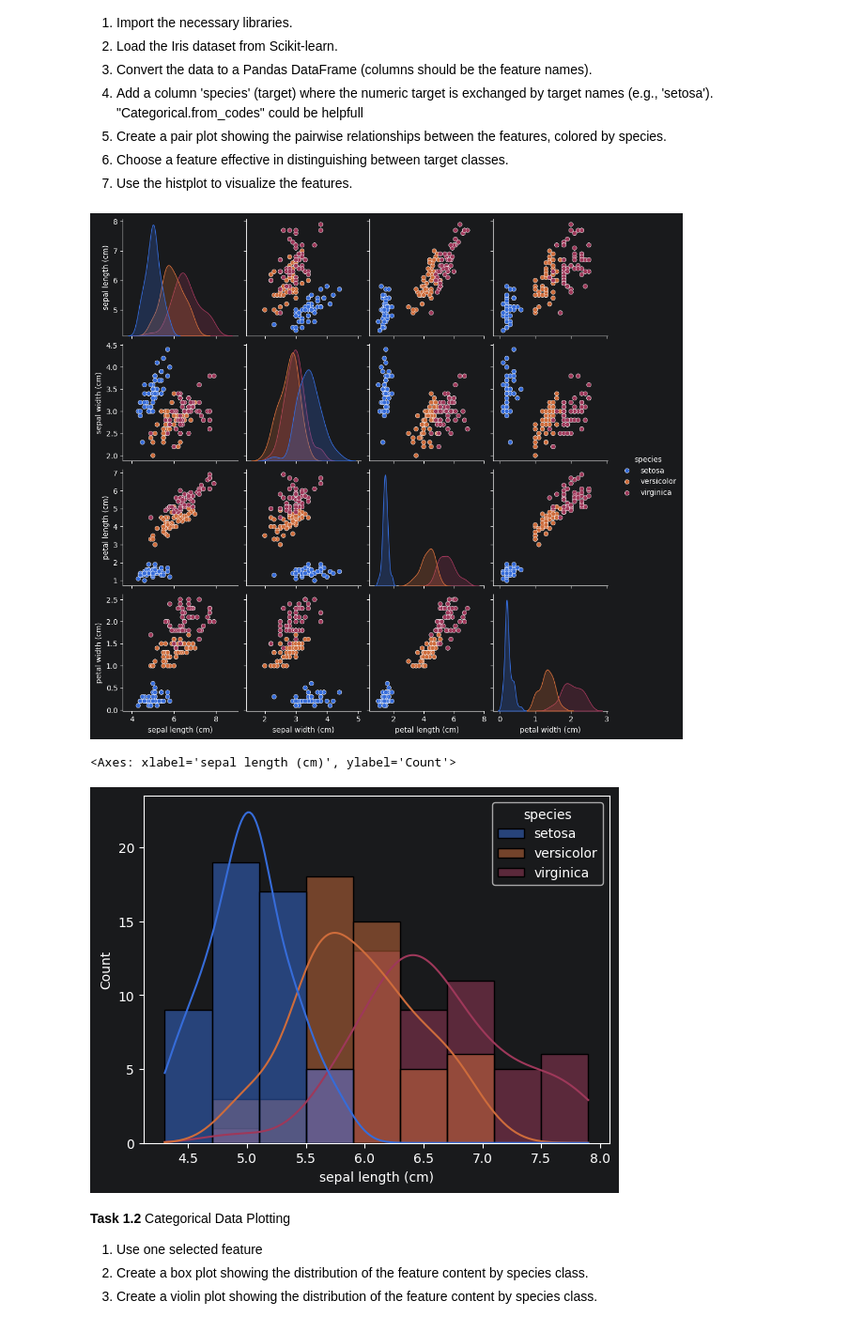
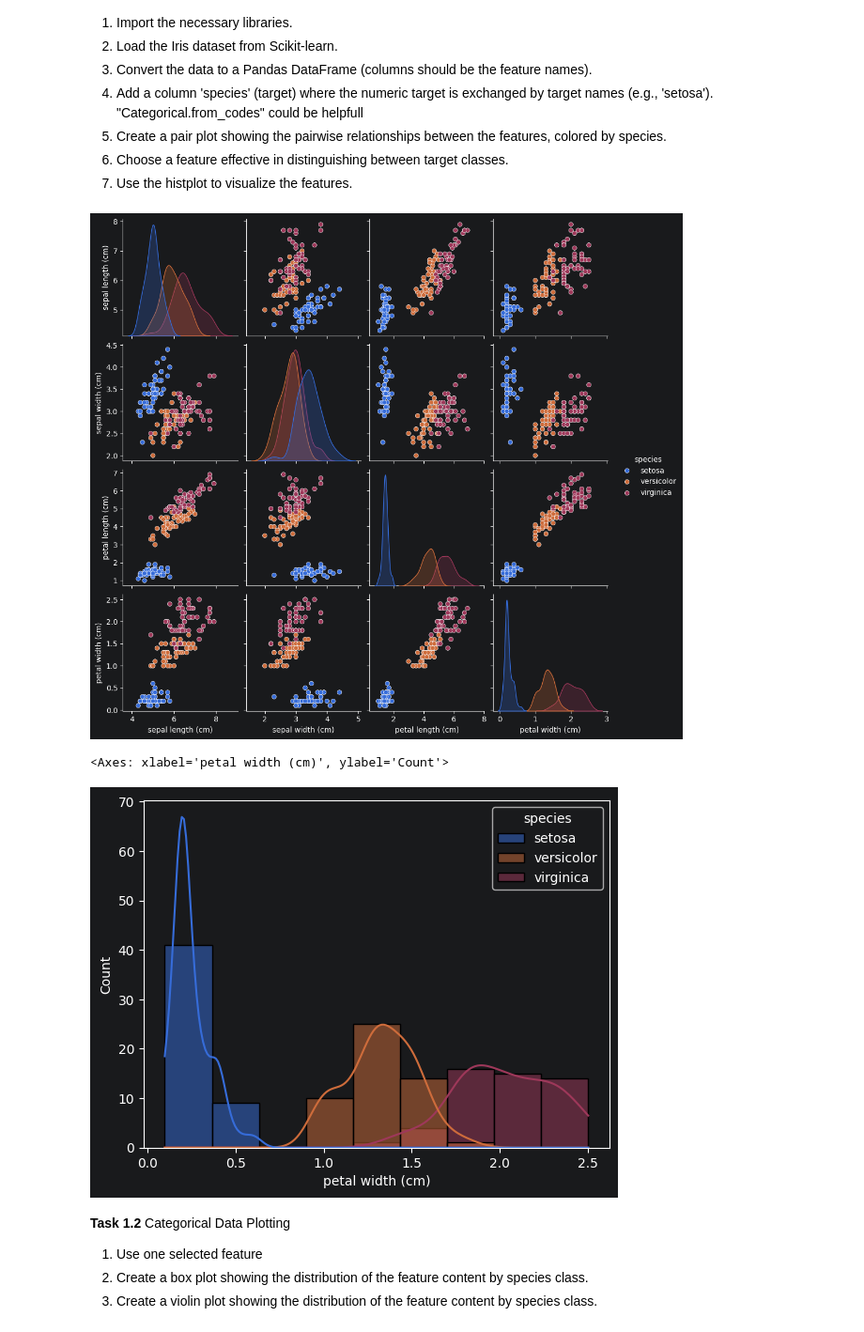
Before and after one commit to hegged/GMLP, a Jupyter notebook: P2/03_Seaborn.ipynb, the cells around one changed output. Shown at 94% size. Cells and saved outputs as stored; diff of their text form; code cells hidden in the pictures.

Commit message:
Update histogram plot to use 'petal width (cm)' instead of 'sepal length (cm)' in Seaborn analysis

```diff
--- a/P2/03_Seaborn.ipynb
+++ b/P2/03_Seaborn.ipynb
@@ -26,20 +26,20 @@ Load the Iris dataset from Scikit-learn, convert it to a Pandas DataFrame, and u
 # %%
 import seaborn as sea
 import matplotlib.pyplot as plt
 import pandas as pd
 from seaborn import histplot
 from sklearn import datasets
 
 iris = datasets.load_iris()
 df = pd.DataFrame(iris.data, columns=iris.feature_names)
 df['species'] = iris.target_names[iris.target]
 sea.pairplot(df, hue='species')
 plt.show()
-histplot(data=df, x='sepal length (cm)', hue='species', kde=True)
+histplot(data=df, x='petal width (cm)', hue='species', kde=True)
 # %% [output]
 [figure]
-<Axes: xlabel='sepal length (cm)', ylabel='Count'>
+<Axes: xlabel='petal width (cm)', ylabel='Count'>
-[figure, old version]
+[figure, new version]
 # %% [markdown]
 <b>Task 1.2</b> Categorical Data Plotting
 <ol>
```
Also changed, not shown: parts of 1 cell of this notebook.
